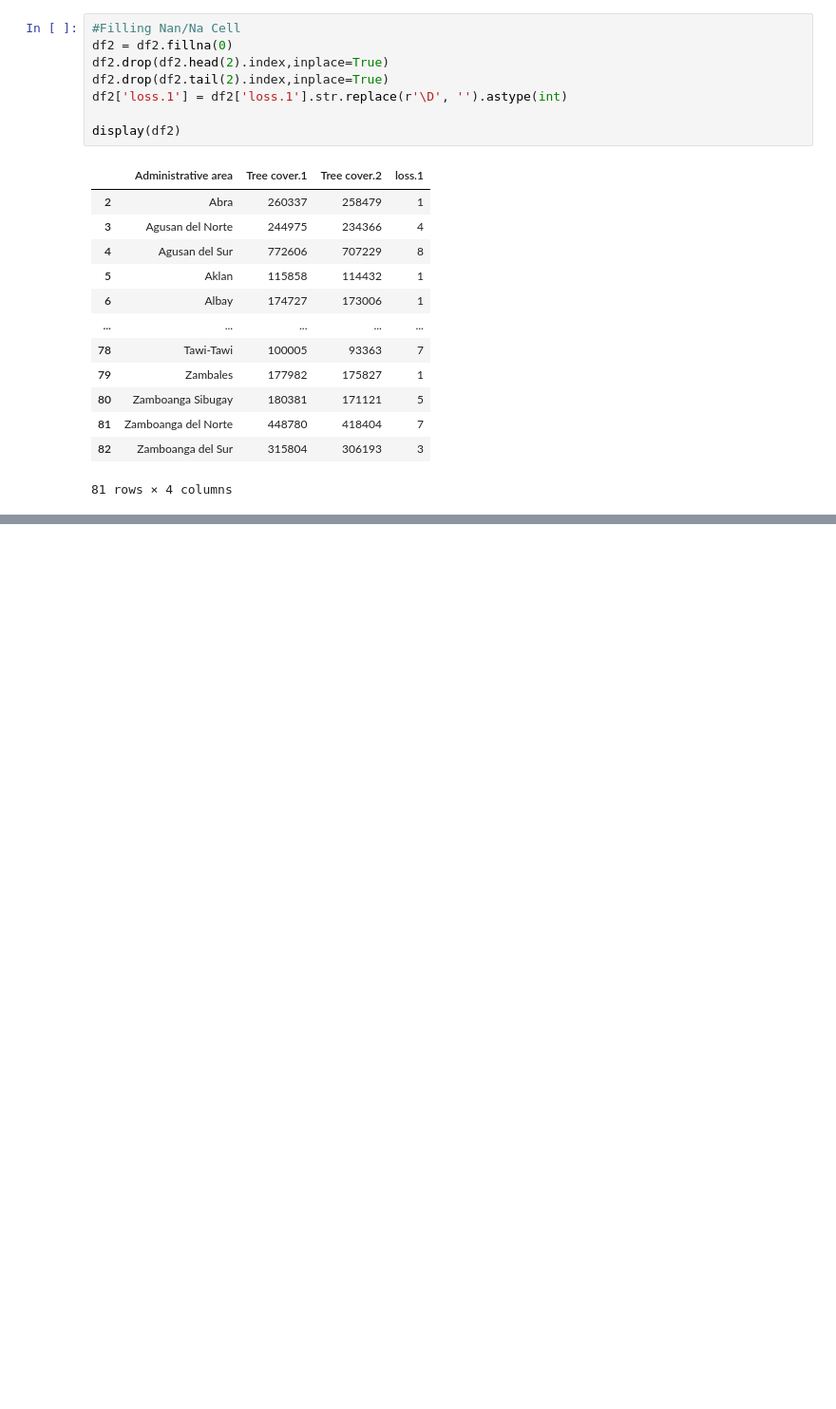
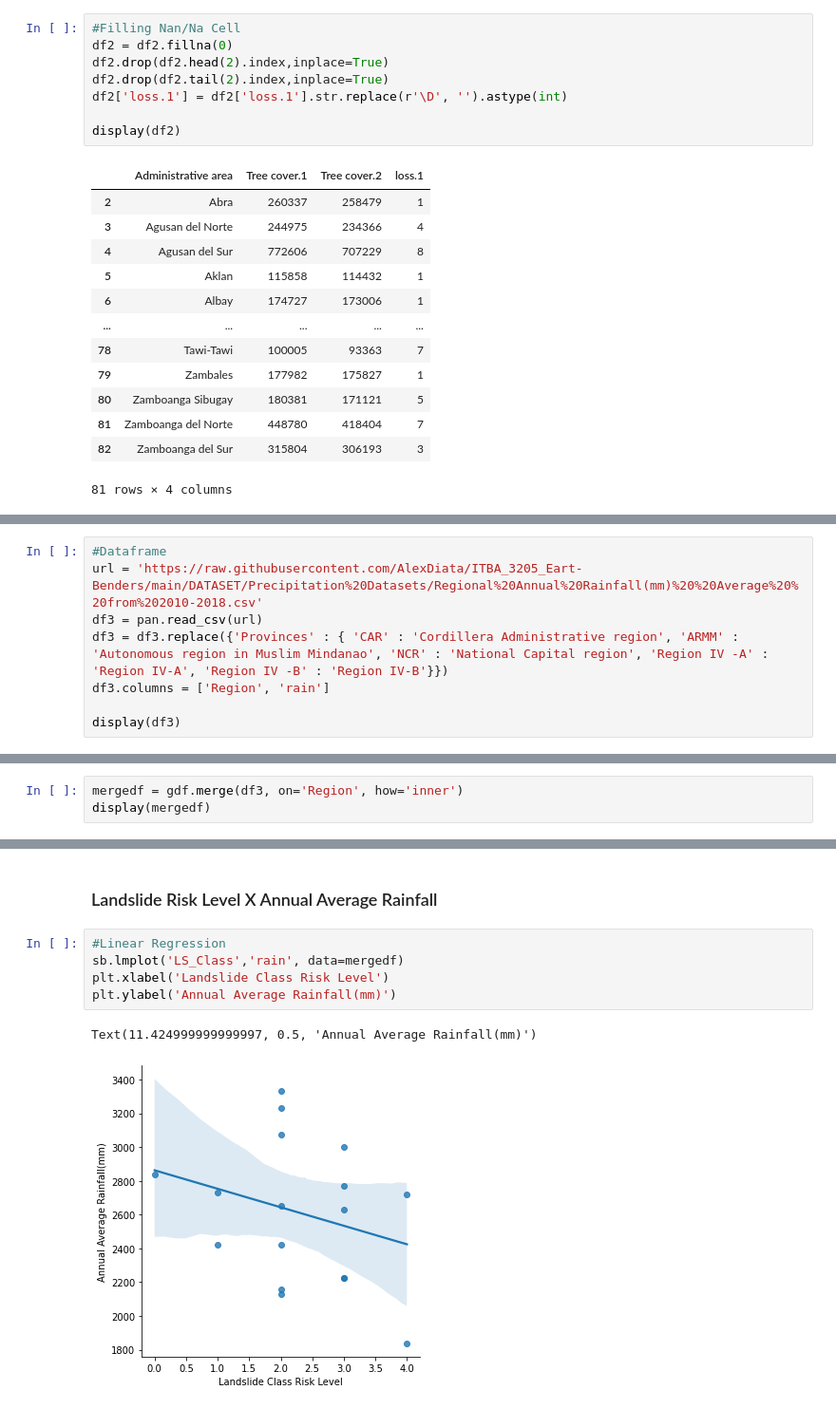
Before and after one commit to AlexDiata/ITBA_3205_Eart-Benders, a Jupyter notebook: Codes/LandSlideRisk.ipynb, the cells around one changed output, grey strips where cells are left out. Shown at 95% size. Cells and saved outputs as stored; diff of their text form; blank space fills up the shorter version.

```diff
--- a/Codes/LandSlideRisk.ipynb
+++ b/Codes/LandSlideRisk.ipynb
@@ -195,0 +174,8 @@ plt.show()
+# %%
+#Dataframe
+url = 'https://raw.githubusercontent.com/AlexDiata/ITBA_3205_Eart-Benders/main/DATASET/Precipitation%20Datasets/Regional%20Annual%20Rainfall(mm)%20%20Average%20%20from%202010-2018.csv'
+df3 = pan.read_csv(url)
+df3 = df3.replace({'Provinces' : { 'CAR' : 'Cordillera Administrative region', 'ARMM' : 'Autonomous region in Muslim Mindanao', 'NCR' : 'National Capital region', 'Region IV -A' : 'Region IV-A', 'Region IV -B' : 'Region IV-B'}})
+df3.columns = ['Region', 'rain']
+
+display(df3)
@@ -195,0 +236,3 @@ plt.show()
+# %%
+mergedf = gdf.merge(df3, on='Region', how='inner')
+display(mergedf)
@@ -214,0 +309,10 @@ display(mergedf)
+# %% [markdown]
+### Landslide Risk Level X Annual Average Rainfall
+# %%
+#Linear Regression
+sb.lmplot('LS_Class','rain', data=mergedf)
+plt.xlabel('Landslide Class Risk Level')
+plt.ylabel('Annual Average Rainfall(mm)')
+# %% [output]
+Text(11.424999999999997, 0.5, 'Annual Average Rainfall(mm)')
+[figure, added]
```
Also changed, not shown: parts of 31 cells of this notebook.
